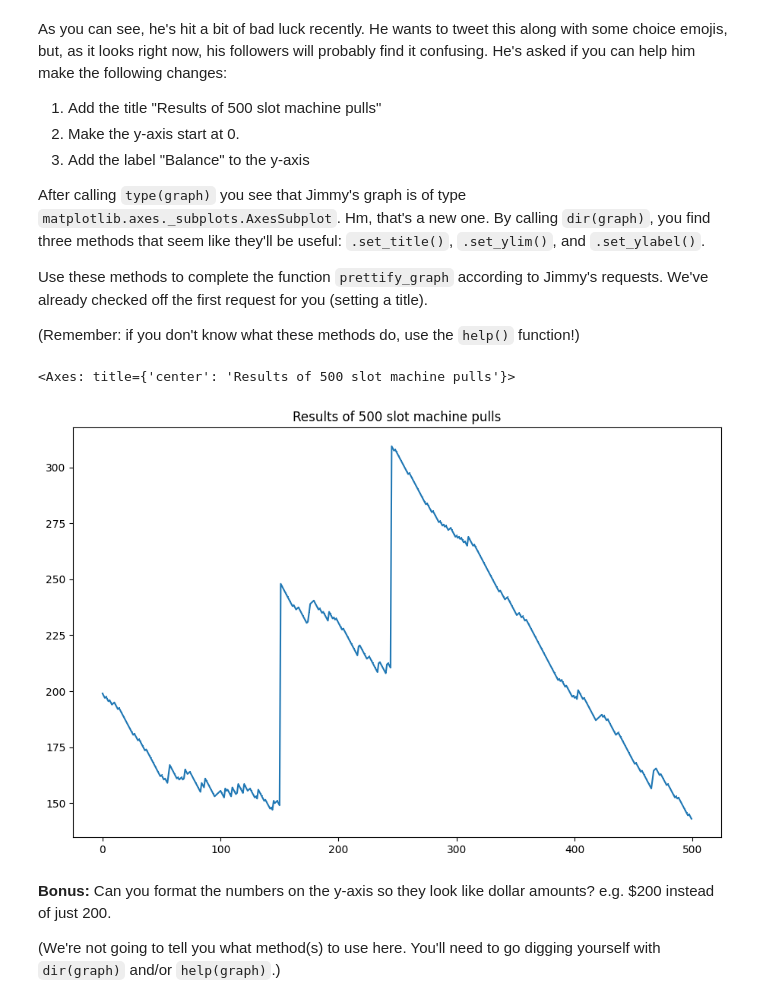
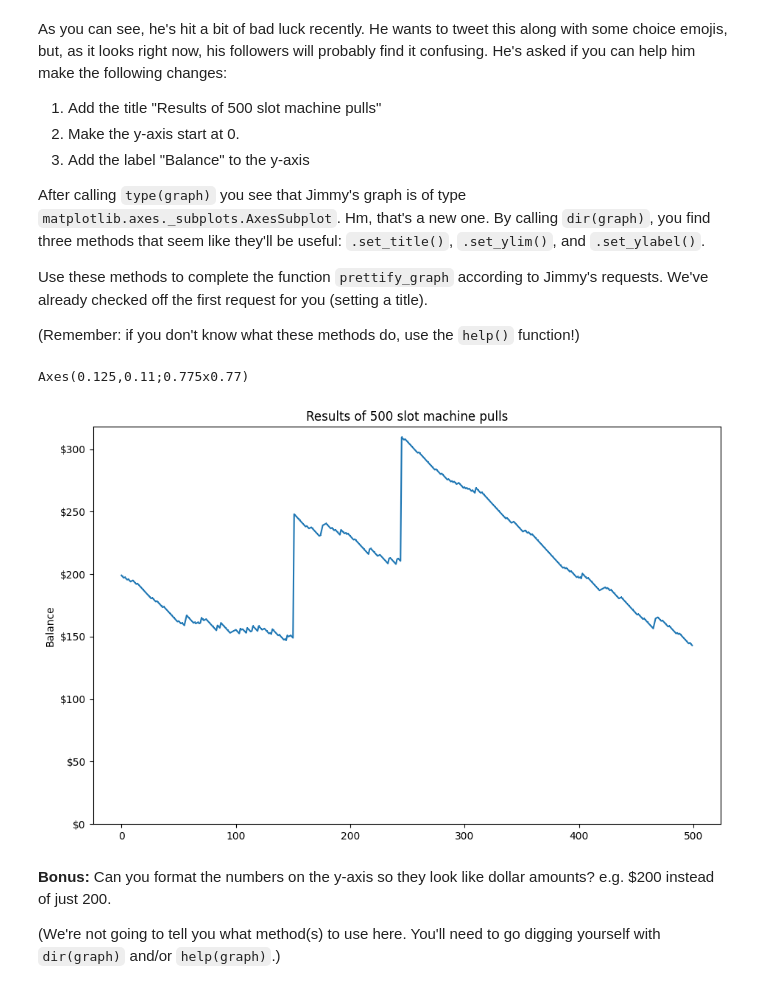
Before and after one commit to SoumyadipYT-OSS/Kaggle-Python, a Jupyter notebook: 08_exercise-working-with-external-libraries.ipynb, the cells around one changed output. Drawn from its saved outputs; the diff is of its cells as text; code cells hidden in the pictures.

```diff
--- a/08_exercise-working-with-external-libraries.ipynb
+++ b/08_exercise-working-with-external-libraries.ipynb
@@ -41,21 +41,27 @@ After calling `type(graph)` you see that Jimmy's graph is of type `matplotlib.ax
 Use these methods to complete the function `prettify_graph` according to Jimmy's requests. We've already checked off the first request for you (setting a title).
 
 (Remember: if you don't know what these methods do, use the `help()` function!)
-# %%
-def prettify_graph(graph):
-    """Modify the given graph according to Jimmy's requests: add a title, make the y-axis
-    start at 0, label the y-axis. (And, if you're feeling ambitious, format the tick marks
-    as dollar amounts using the "$" symbol.)
-    """
-    graph.set_title("Results of 500 slot machine pulls")
-    # Complete steps 2 and 3 here
-
-graph = jimmy_slots.get_graph()
-prettify_graph(graph)
-graph
-# %% [output]
-<Axes: title={'center': 'Results of 500 slot machine pulls'}>
-[figure, removed]
+# %%
+def prettify_graph(graph):
+    graph.set_title("Results of 500 slot machine pulls")
+    # Make the y-axis begin at 0
+    graph.set_ylim(bottom=0)
+    # Label the y-axis
+    graph.set_ylabel("Balance")
+    # Bonus: format the numbers on the y-axis as dollar amounts
+    # An array of the values displayed on the y-axis (150, 175, 200, etc.)
+    ticks = graph.get_yticks()
+    # Format those values into strings beginning with dollar sign
+    new_labels = ['${}'.format(int(amt)) for amt in ticks]
+    # Set the new labels
+    graph.set_yticklabels(new_labels)
+
+graph = jimmy_slots.get_graph()
+prettify_graph(graph)
+print(graph)
+# %% [output]
+Axes(0.125,0.11;0.775x0.77)
+[figure, added]
 # %% [markdown]
 **Bonus:** Can you format the numbers on the y-axis so they look like dollar amounts? e.g. $200 instead of just 200.
 
```
Also changed, not shown: parts of 7 cells of this notebook.
